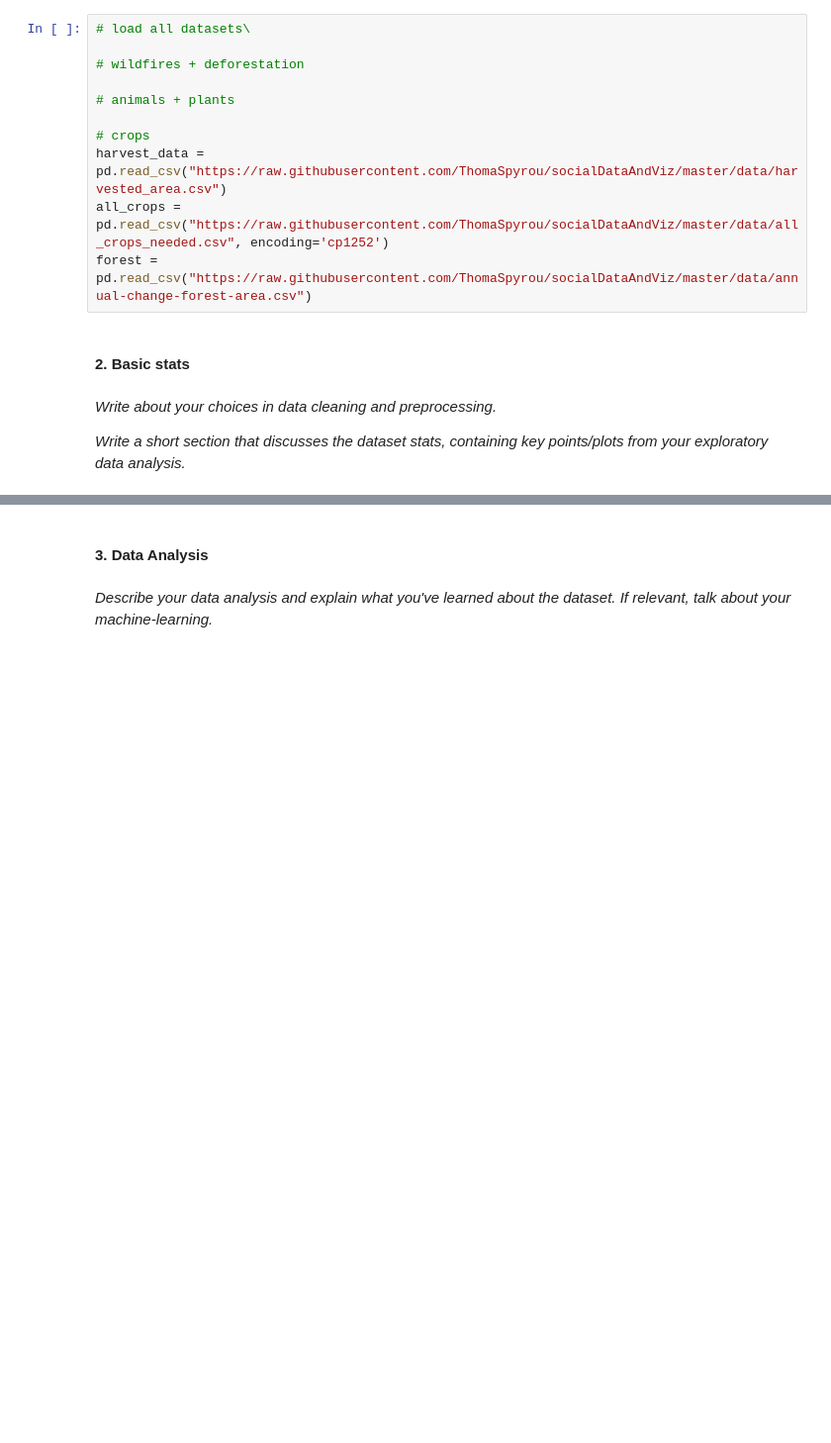
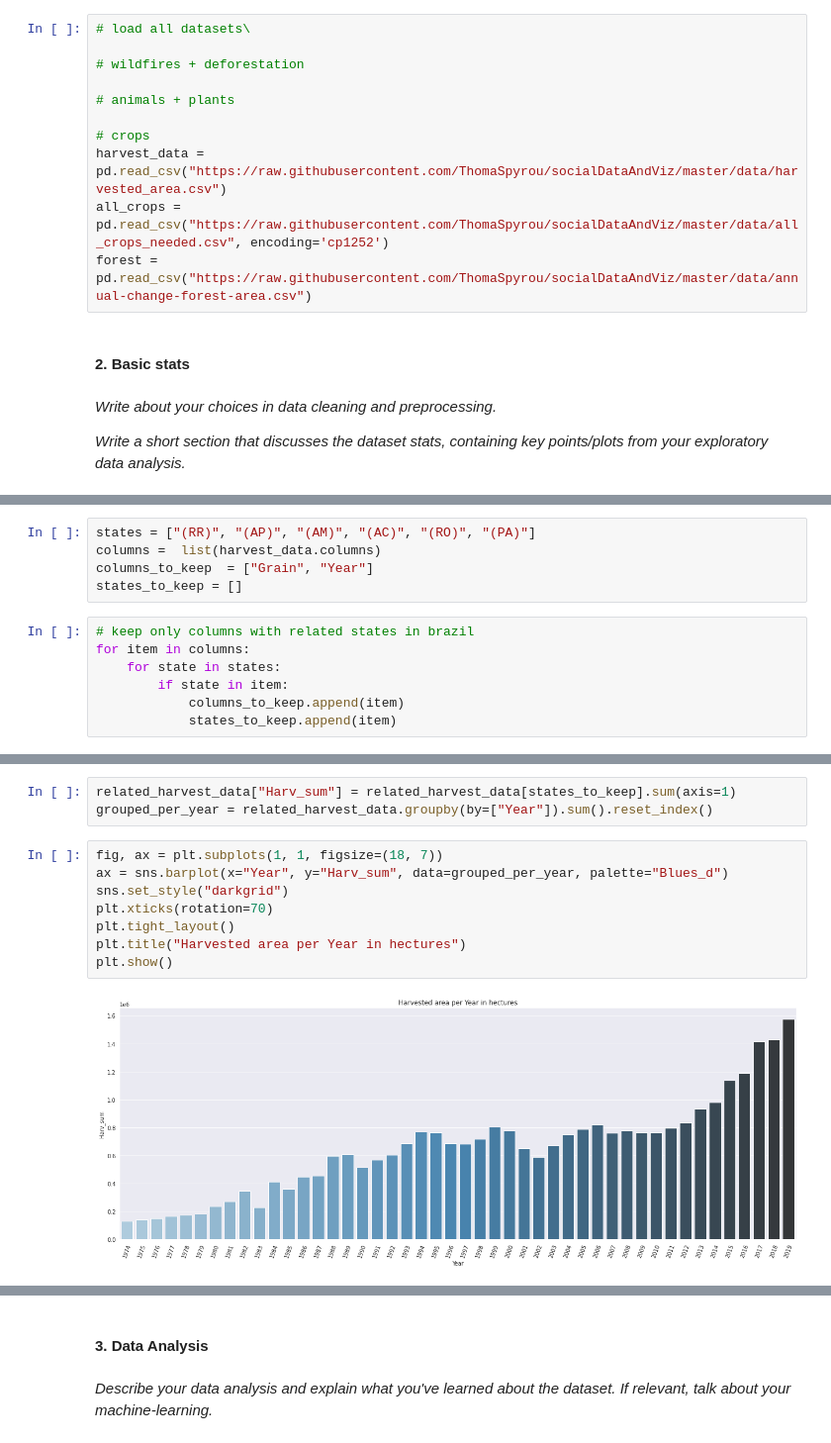
Before and after one commit to ThomaSpyrou/socialDataAndViz, a Jupyter notebook: FinalProjectAmazon.ipynb, the cells around one changed output, grey strips where cells are left out. Shown: that part at 99% size. Saved outputs shown, nothing was run; the diff lists cells and outputs as text; blank space fills up the shorter version.

```diff
--- a/FinalProjectAmazon.ipynb
+++ b/FinalProjectAmazon.ipynb
@@ -49,0 +84,12 @@ forest = pd.read_csv("https://raw.githubusercontent.com/ThomaSpyrou/socialDataAn
+# %%
+states = ["(RR)", "(AP)", "(AM)", "(AC)", "(RO)", "(PA)"]
+columns =  list(harvest_data.columns)
+columns_to_keep  = ["Grain", "Year"]
+states_to_keep = []
+# %%
+# keep only columns with related states in brazil
+for item in columns:
+    for state in states:
+        if state in item:
+            columns_to_keep.append(item)
+            states_to_keep.append(item)
@@ -49,0 +160,13 @@ forest = pd.read_csv("https://raw.githubusercontent.com/ThomaSpyrou/socialDataAn
+# %%
+related_harvest_data["Harv_sum"] = related_harvest_data[states_to_keep].sum(axis=1)
+grouped_per_year = related_harvest_data.groupby(by=["Year"]).sum().reset_index()
+# %%
+fig, ax = plt.subplots(1, 1, figsize=(18, 7))
+ax = sns.barplot(x="Year", y="Harv_sum", data=grouped_per_year, palette="Blues_d")
+sns.set_style("darkgrid")
+plt.xticks(rotation=70)
+plt.tight_layout()
+plt.title("Harvested area per Year in hectures")
+plt.show()
+# %% [output]
+[figure, added]
```
Also changed, not shown: parts of 19 cells of this notebook.
